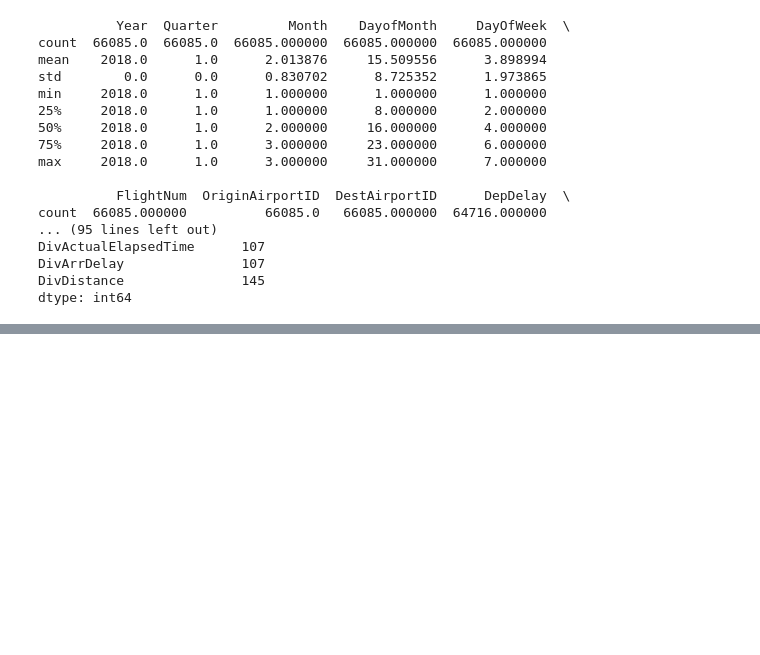
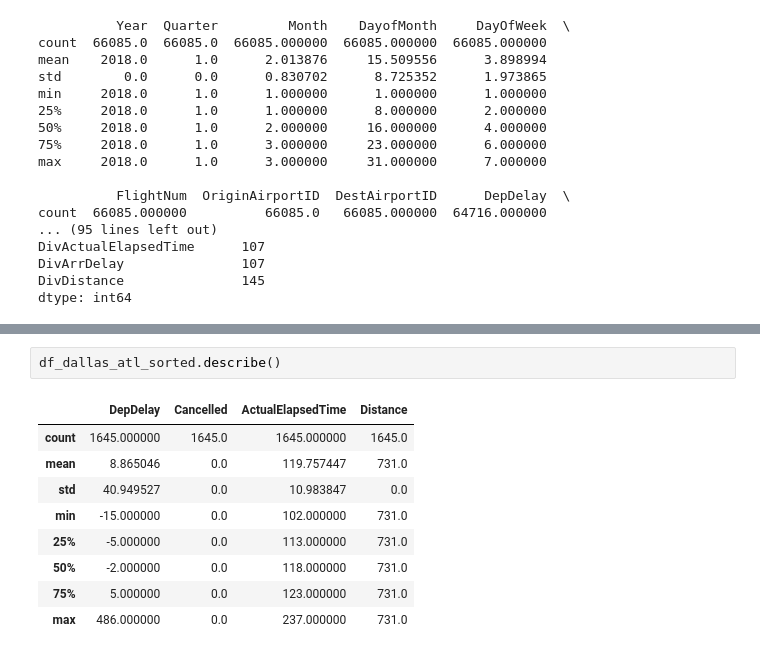
Before and after one commit to teresa201/MachineLearning, a Jupyter notebook: Lab1.ipynb, the cells around one changed output, grey strips where cells are left out. Saved outputs shown, nothing was run; the diff lists cells and outputs as text; blank space fills up the shorter version.

```diff
--- a/Lab1.ipynb
+++ b/Lab1.ipynb
@@ -225,0 +247,12 @@ None
+# %%
+df_dallas_atl_sorted.describe()
+# %% [output]
+|  | DepDelay | Cancelled | ActualElapsedTime | Distance |
+| count | 1645.000000 | 1645.0 | 1645.000000 | 1645.0 |
+| mean | 8.865046 | 0.0 | 119.757447 | 731.0 |
+| std | 40.949527 | 0.0 | 10.983847 | 0.0 |
+| min | -15.000000 | 0.0 | 102.000000 | 731.0 |
+| 25% | -5.000000 | 0.0 | 113.000000 | 731.0 |
+| 50% | -2.000000 | 0.0 | 118.000000 | 731.0 |
+| 75% | 5.000000 | 0.0 | 123.000000 | 731.0 |
+| max | 486.000000 | 0.0 | 237.000000 | 731.0 |
```
Also changed, not shown: parts of 16 cells of this notebook.
